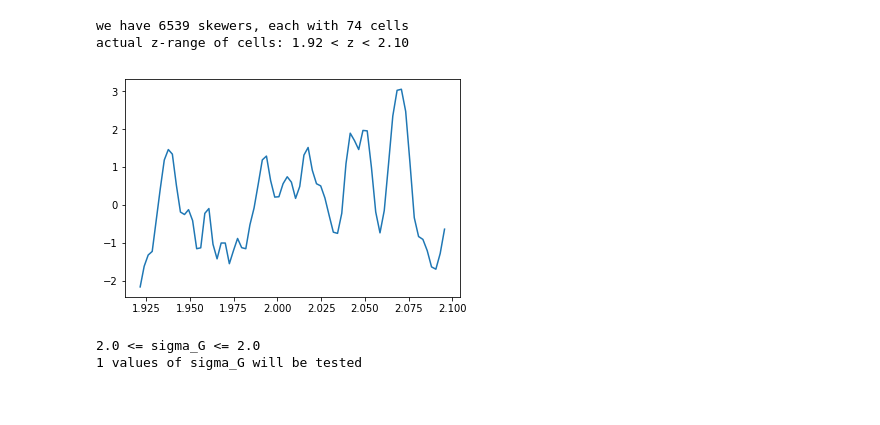
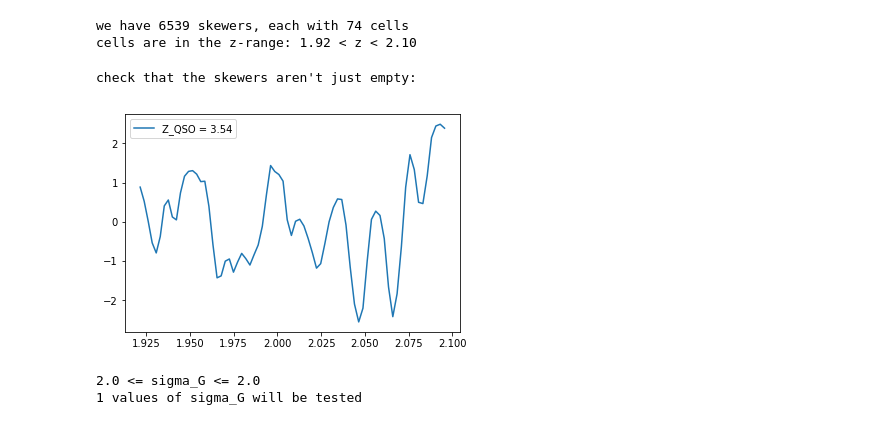
Before and after one commit to igmhub/LyaCoLoRe, a Jupyter notebook: example_scripts/tune_flux.ipynb, the cells around one changed output. Saved outputs shown, nothing was run; the diff lists cells and outputs as text; code cells hidden in the pictures.

```diff
--- a/example_scripts/tune_flux.ipynb
+++ b/example_scripts/tune_flux.ipynb
@@ -34,15 +34,19 @@ IVAR_rows = IVAR_rows[valid_rows,:]
 Z_QSO = Z_QSO[valid_rows]
 
 print('we have {} skewers, each with {} cells'.format(delta_G_rows.shape[0],delta_G_rows.shape[1]))
-print('actual z-range of cells: {:2.2f} < z < {:2.2f}'.format(np.min(Z),np.max(Z)))
+print('cells are in the z-range: {:2.2f} < z < {:2.2f}'.format(np.min(Z),np.max(Z)))
 # %% [output]
 we have 6539 skewers, each with 74 cells
-actual z-range of cells: 1.92 < z < 2.10
+cells are in the z-range: 1.92 < z < 2.10
-# %%
-plt.plot(Z,delta_G_rows[np.argmax(Z_QSO),:])
-plt.show()
-# %% [output]
-[figure, removed]
+# %%
+print('check that the skewers aren\'t just empty:')
+n = np.random.randint(0,high=len(Z_QSO))
+plt.plot(Z,delta_G_rows[n,:],label='Z_QSO = {:2.2f}'.format(Z_QSO[n]))
+plt.legend()
+plt.show()
+# %% [output]
+check that the skewers aren't just empty:
+[figure, added]
 # %%
 def lognormal_transform(delta_G_rows,sigma_G,D):
     density_rows = np.zeros(delta_G_rows.shape)
```
Also changed, not shown: parts of 2 cells of this notebook.
